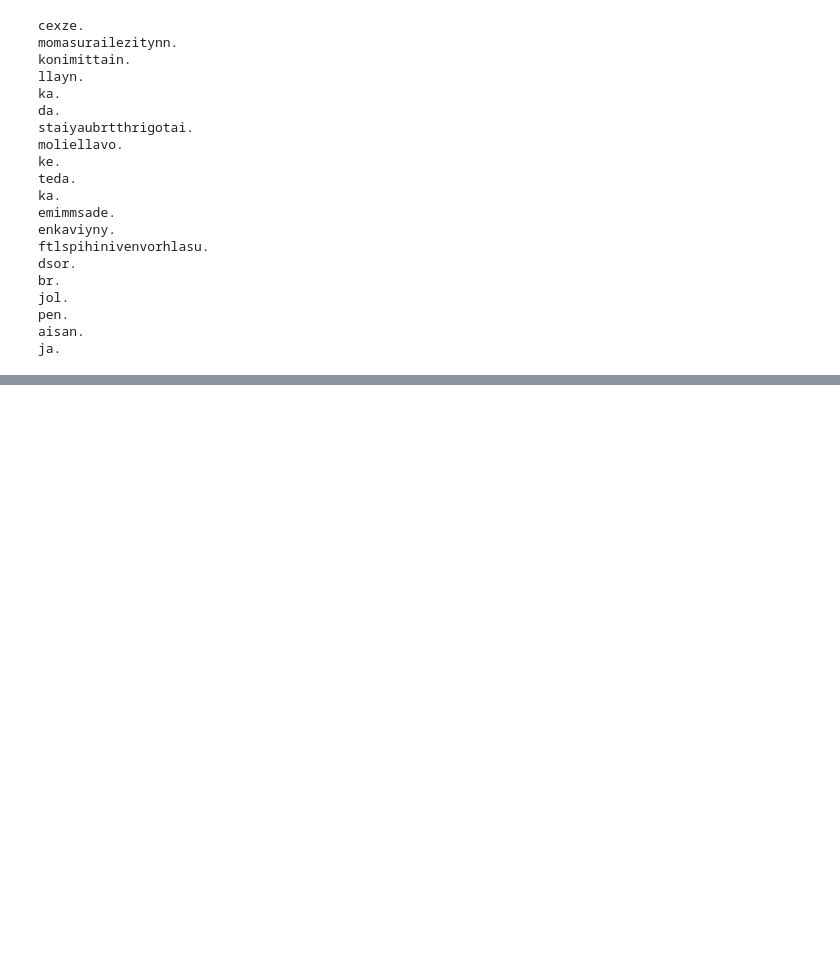
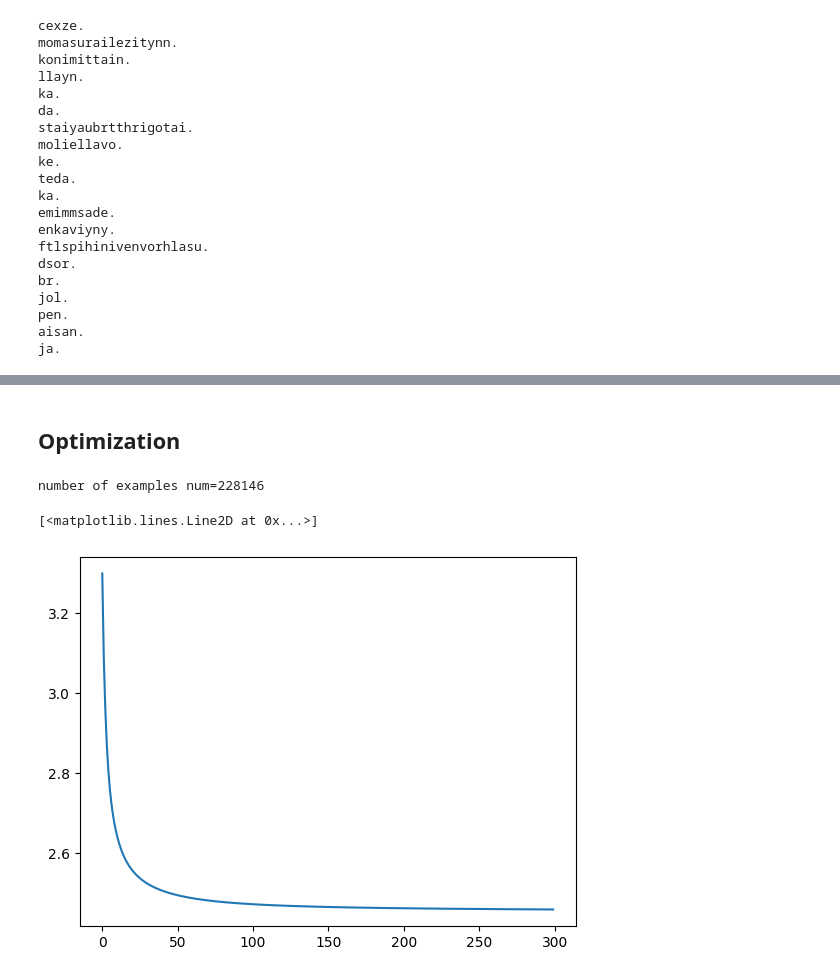
Before and after one commit to khoi/learning-neural-network, a Jupyter notebook: makemore/01-bigram.ipynb, the cells around one changed output, grey strips where cells are left out. Drawn from its saved outputs; the diff is of its cells as text; code cells hidden in the pictures; blank space fills up the shorter version.

Commit message:
Using gradient approach for bigram

```diff
--- a/makemore/01-bigram.ipynb
+++ b/makemore/01-bigram.ipynb
@@ -84,0 +156,5 @@ ja.
+# %%
+logits = (xenc @ W) # log-counts
+counts = torch.exp(logits)
+probs = counts / counts.sum(1, keepdim=True)
+probs
@@ -84,0 +217,46 @@ ja.
+# %% [markdown]
+## Optimization
+# %%
+xs, ys = [], []
+
+for w in words:
+    chs = ['.'] + list(w) + ['.']
+    for ch1, ch2 in zip(chs, chs[1:]):
+        ix1, ix2 = stoi[ch1], stoi[ch2]
+        xs.append(ix1)
+        ys.append(ix2)
+
+xs = torch.tensor(xs)
+ys = torch.tensor(ys)
+num = xs.nelement()
+print(f'number of examples {num=}')
+
+# initialize the network
+# 27 neurons, each neuron has 27 weights
+g = torch.Generator().manual_seed(2147483647)
+W = torch.randn((27, 27), requires_grad=True)
+
+losses = []
+# %% [output]
+number of examples num=228146
+# %%
+# gradient descent
+for k in range(100):
+    # forward pass
+    xenc = F.one_hot(xs, 27).float()
+    logits = (xenc @ W) # log-counts
+    counts = torch.exp(logits) # counts, equivalent to N
+    probs = counts / counts.sum(1, keepdim=True) # probabilities for next character
+    loss = -torch.log(probs[torch.arange(num), ys]).mean() # negative log likelihood
+    losses.append(loss.item())
+    # backward pass
+    W.grad = None
+    loss.backward()
+
+    # update weights
+    W.data += -50 * W.grad
+
+plt.plot(losses)
+# %% [output]
+[<matplotlib.lines.Line2D at 0x...>]
+[figure, added]
```
Also changed, not shown: parts of 12 cells of this notebook.
